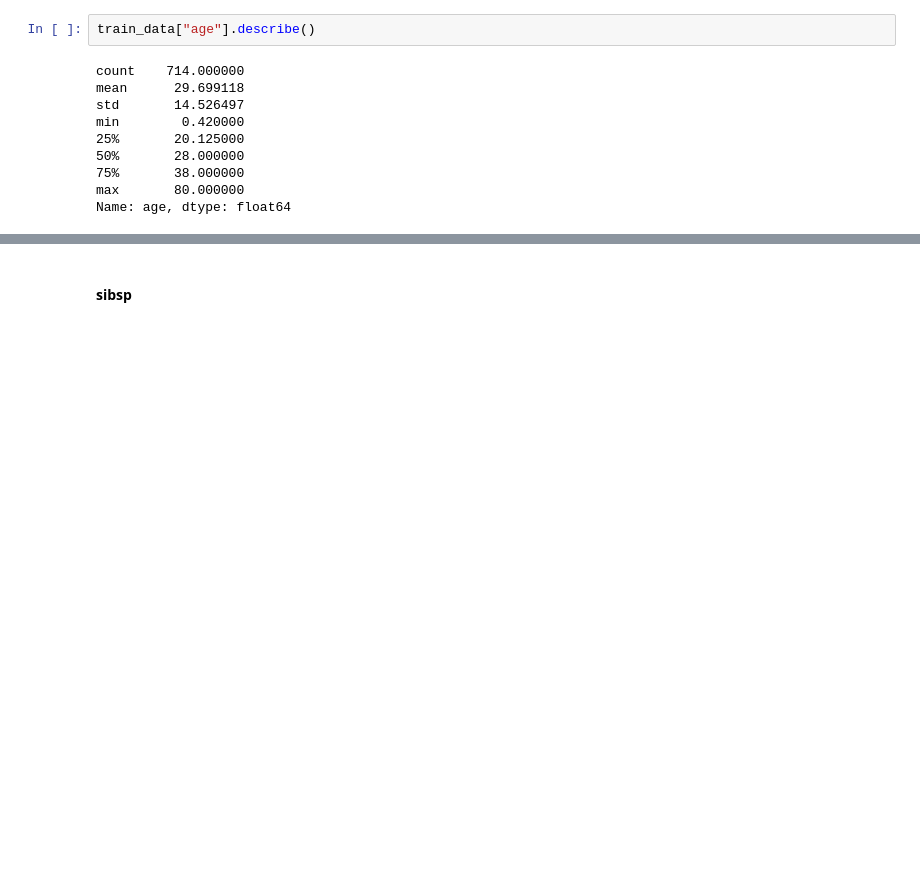
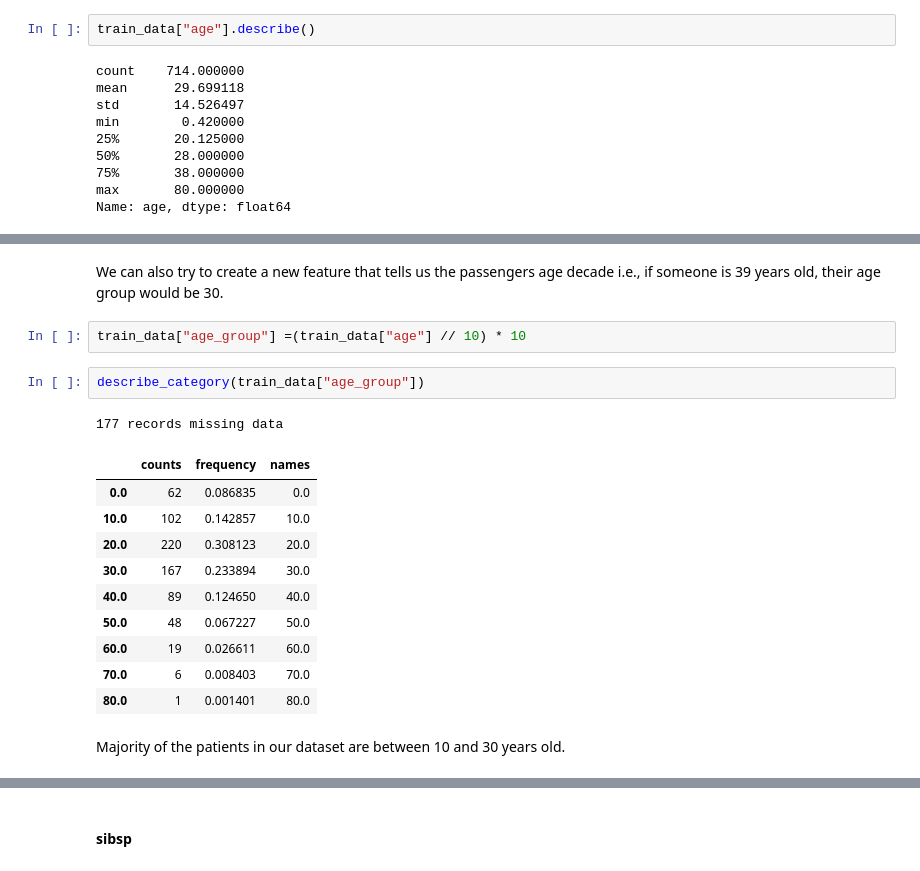
Before and after one commit to jay619/Kaggle-Competitions, a Jupyter notebook: 1-Titanic/src/test.ipynb, the cells around one changed output, grey strips where cells are left out. Saved outputs shown, nothing was run; the diff lists cells and outputs as text; blank space fills up the shorter version.

```diff
--- a/1-Titanic/src/test.ipynb
+++ b/1-Titanic/src/test.ipynb
@@ -147,3 +172,23 @@ plot_bokeh_histogram(train_data[train_data["age"].notna()], "age")
 # %% [output]
 [interactive output not drawn]
 [interactive output not drawn]
+# %% [markdown]
+We can also try to create a new feature that tells us the passengers age decade i.e., if someone is 39 years old, their age group would be 30.
+# %%
+train_data["age_group"] =(train_data["age"] // 10) * 10
+# %%
+describe_category(train_data["age_group"])
+# %% [output]
+177 records missing data
+|  | counts | frequency | names |
+| 0.0 | 62 | 0.086835 | 0.0 |
+| 10.0 | 102 | 0.142857 | 10.0 |
+| 20.0 | 220 | 0.308123 | 20.0 |
+| 30.0 | 167 | 0.233894 | 30.0 |
+| 40.0 | 89 | 0.124650 | 40.0 |
+| 50.0 | 48 | 0.067227 | 50.0 |
+| 60.0 | 19 | 0.026611 | 60.0 |
+| 70.0 | 6 | 0.008403 | 70.0 |
+| 80.0 | 1 | 0.001401 | 80.0 |
+# %% [markdown]
+Majority of the patients in our dataset are between 10 and 30 years old.
```
Also changed, not shown: parts of 31 cells of this notebook.
